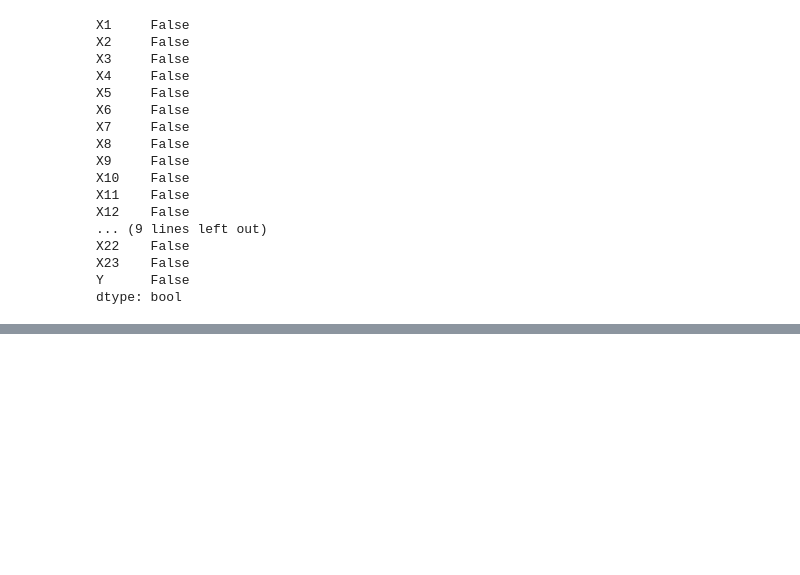
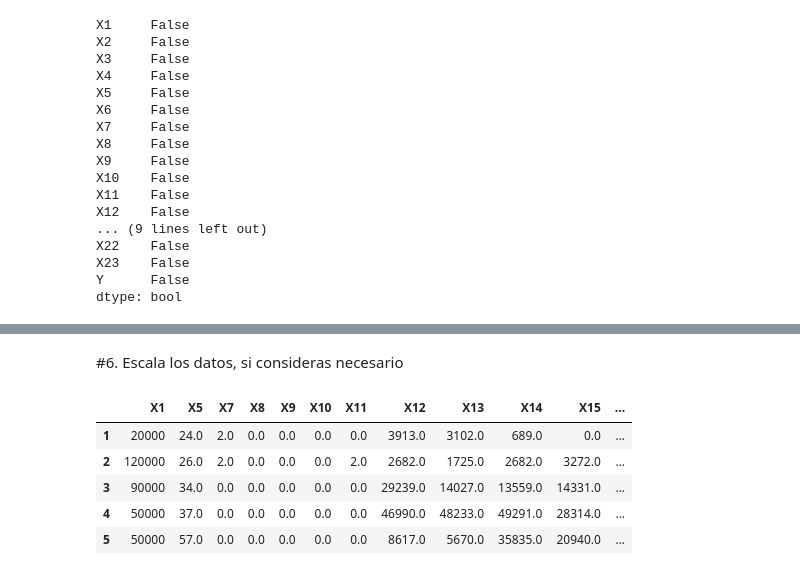
Before and after one commit to PosgradoMNA/actividades-de-aprendizaje-rafaelsangarcia, a Jupyter notebook: Semana6/Actividad/ Visualizacion_A01182780.ipynb, the cells around one changed output, grey strips where cells are left out. Saved outputs shown, nothing was run; the diff lists cells and outputs as text; code cells hidden in the pictures; blank space fills up the shorter version.

```diff
--- a/Semana6/Actividad/ Visualizacion_A01182780.ipynb
+++ b/Semana6/Actividad/ Visualizacion_A01182780.ipynb
@@ -549,0 +554,3 @@ dtype: bool
+# %%
+CategoricalColumns = ndf[['X2','X3','X4','X6']]
+CategoricalColumns.head()
@@ -549,0 +564,12 @@ dtype: bool
+# %% [markdown]
+#6. Escala los datos, si consideras necesario
+# %%
+df_num = ndf.drop(CategoricalColumns, axis = 1)
+df_num.head()
+# %% [output]
+|  | X1 | X5 | X7 | X8 | X9 | X10 | X11 | X12 | X13 | X14 | X15 | ... |
+| 1 | 20000 | 24.0 | 2.0 | 0.0 | 0.0 | 0.0 | 0.0 | 3913.0 | 3102.0 | 689.0 | 0.0 | ... |
+| 2 | 120000 | 26.0 | 2.0 | 0.0 | 0.0 | 0.0 | 2.0 | 2682.0 | 1725.0 | 2682.0 | 3272.0 | ... |
+| 3 | 90000 | 34.0 | 0.0 | 0.0 | 0.0 | 0.0 | 0.0 | 29239.0 | 14027.0 | 13559.0 | 14331.0 | ... |
+| 4 | 50000 | 37.0 | 0.0 | 0.0 | 0.0 | 0.0 | 0.0 | 46990.0 | 48233.0 | 49291.0 | 28314.0 | ... |
+| 5 | 50000 | 57.0 | 0.0 | 0.0 | 0.0 | 0.0 | 0.0 | 8617.0 | 5670.0 | 35835.0 | 20940.0 | ... |
```
Also changed, not shown: parts of 17 cells of this notebook.
